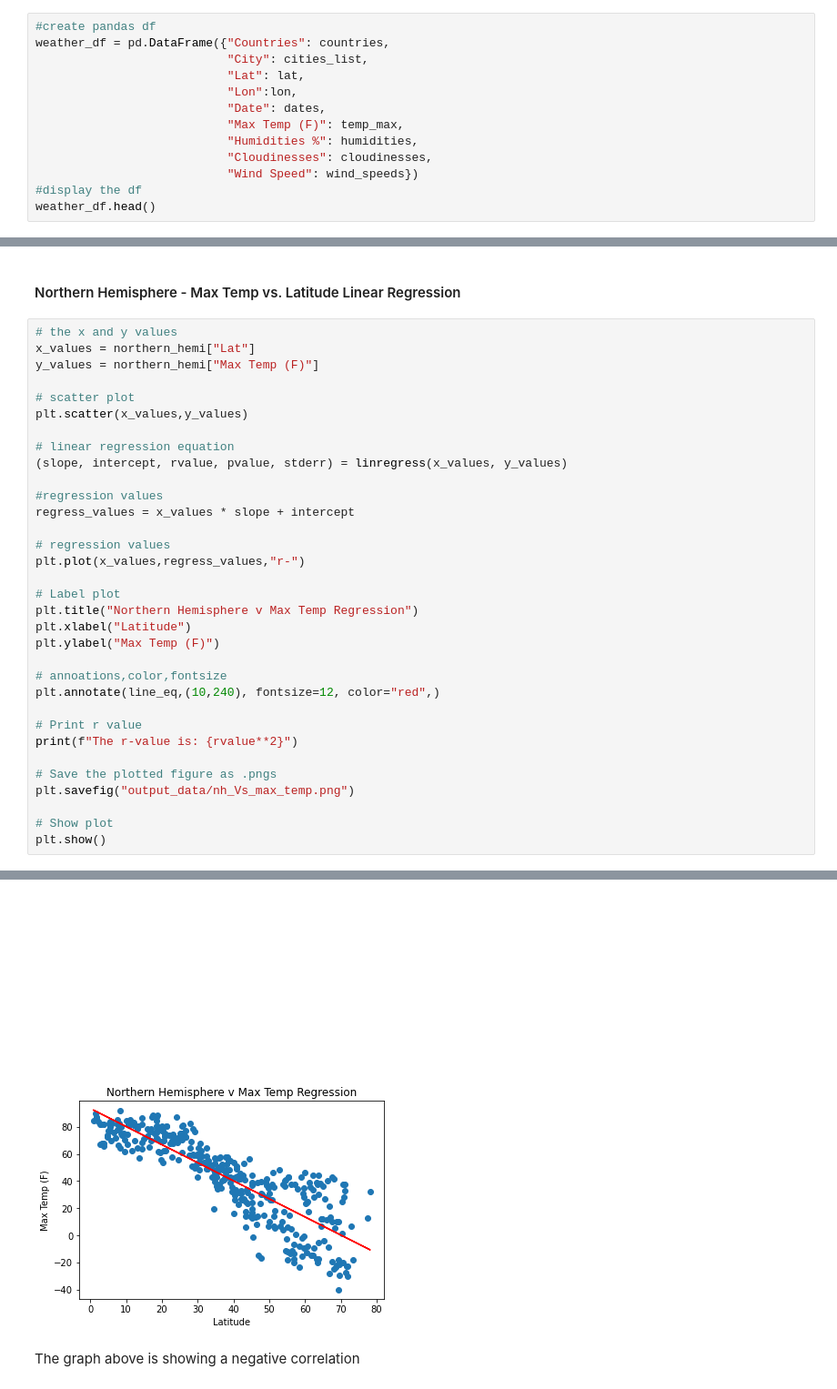
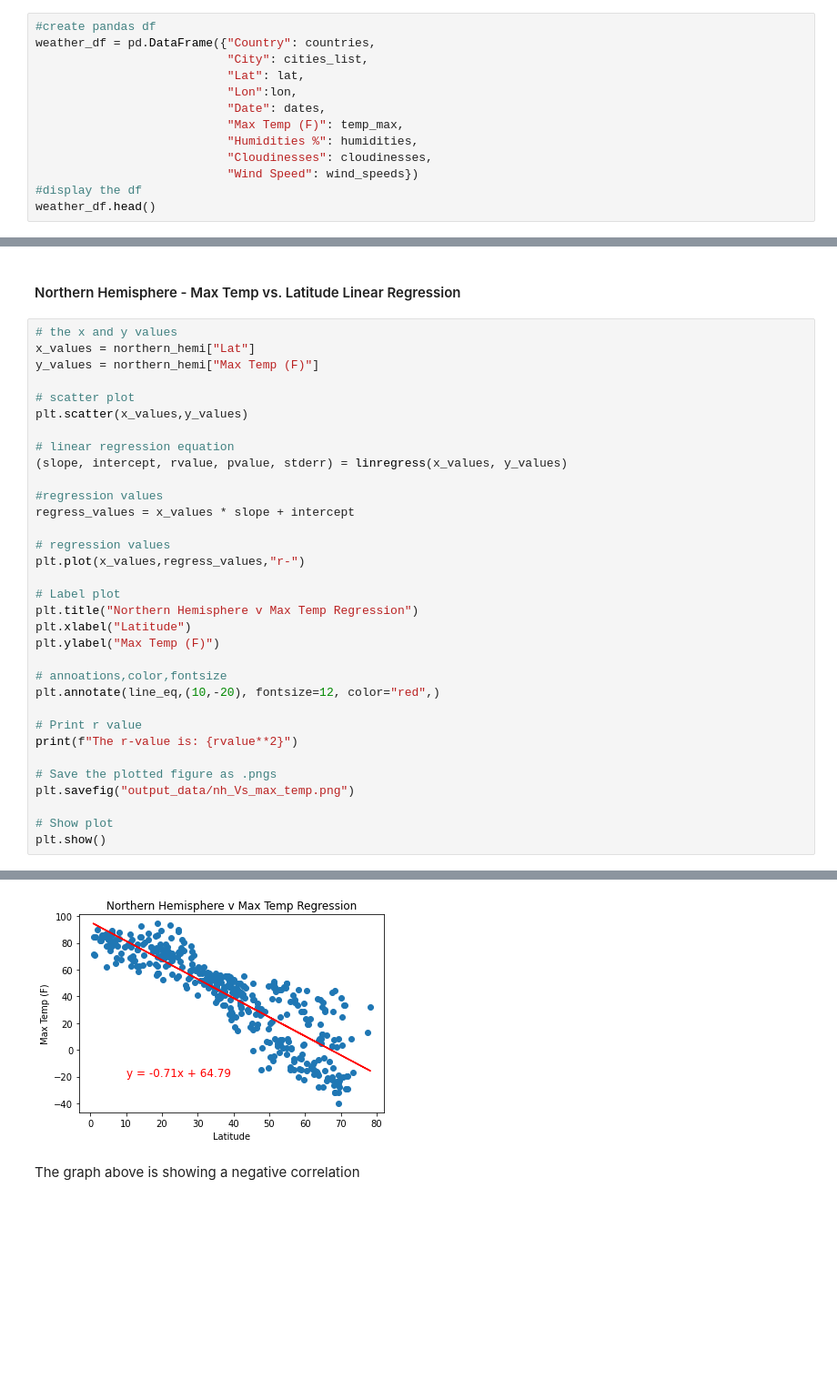
Before and after one commit to Yonis-H/api_python_challenge, a Jupyter notebook: WeatherPy.ipynb, the cells around one changed output, grey strips where cells are left out. Shown: that part at 91% size. Saved outputs shown, nothing was run; the diff lists cells and outputs as text; blank space fills up the shorter version.

```diff
--- a/WeatherPy.ipynb
+++ b/WeatherPy.ipynb
@@ -164,6 +164,6 @@ print(len(dates))
 # %%
 #create pandas df
-weather_df = pd.DataFrame({"Countries": countries,
+weather_df = pd.DataFrame({"Country": countries,
                            "City": cities_list,
                            "Lat": lat,
                            "Lon":lon,
@@ -384,7 +384,7 @@ plt.xlabel("Latitude")
 plt.ylabel("Max Temp (F)")
 
 # annoations,color,fontsize
-plt.annotate(line_eq,(10,240), fontsize=12, color="red",)
+plt.annotate(line_eq,(10,-20), fontsize=12, color="red",)
 
 # Print r value
 print(f"The r-value is: {rvalue**2}")
@@ -399,4 +399,4 @@ The r-value is: 0.7301945510827899
-[figure, old version]
+[figure, new version]
 # %% [markdown]
 The graph above is showing a negative correlation
 # %% [markdown]
```
Also changed, not shown: parts of 22 cells of this notebook, 18 other files.
